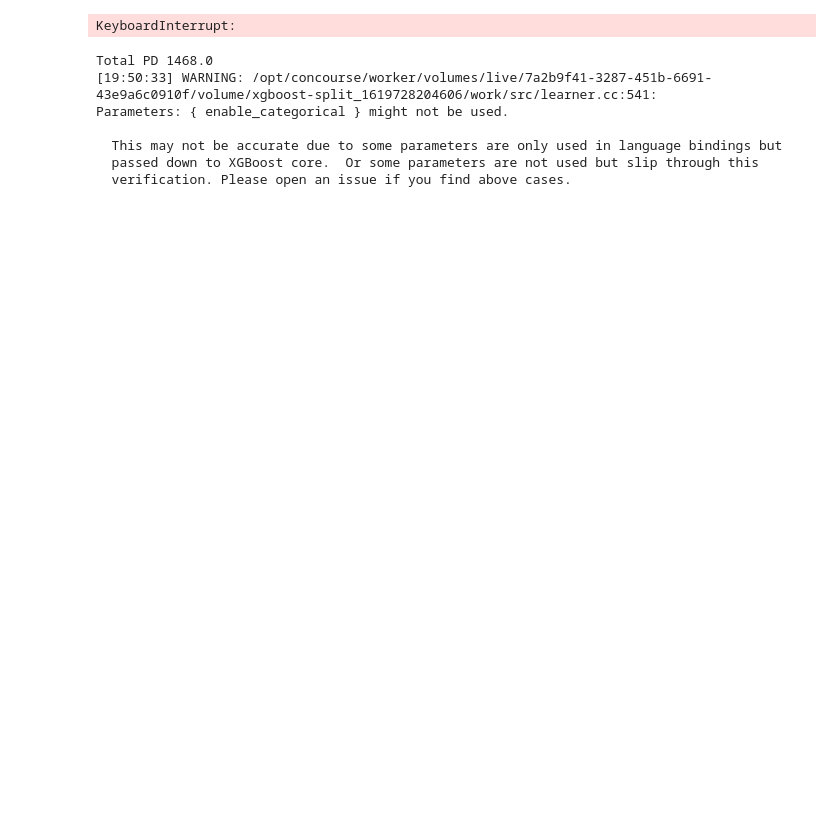
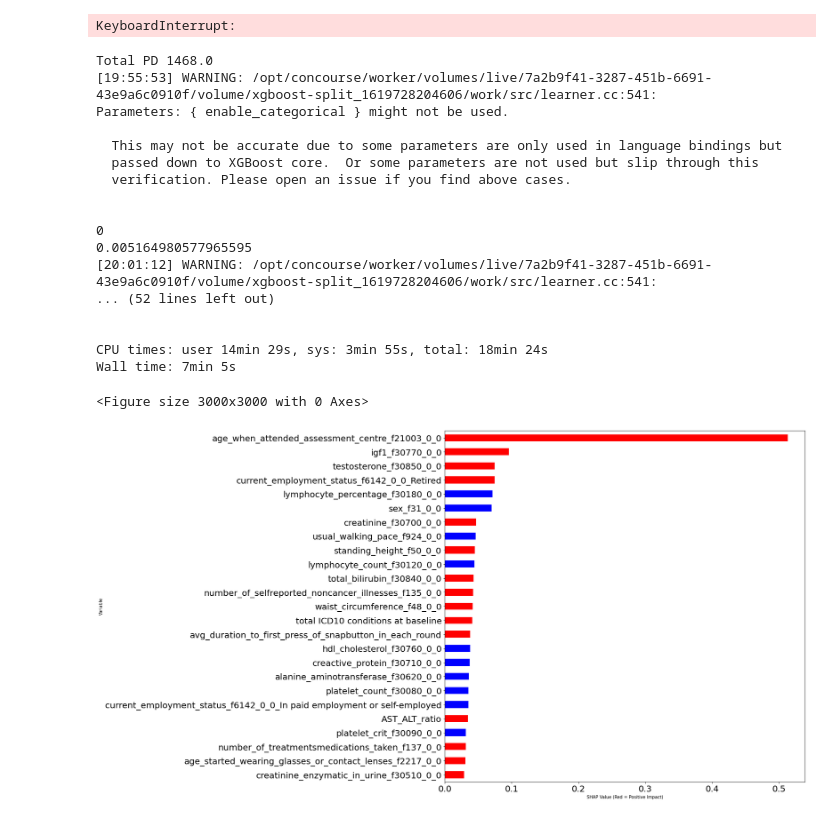
Before and after one commit to binfnstats/ukb-IDEARS, a Jupyter notebook: Sandpit.ipynb, the cells around one changed output. Saved outputs shown, nothing was run; the diff lists cells and outputs as text; code cells hidden in the pictures; blank space fills up the shorter version.

Commit message:
figures updated

```diff
--- a/Sandpit.ipynb
+++ b/Sandpit.ipynb
@@ -51,16 +53,28 @@ df_pd=df_pd[~mask_val]
 # %%
 %%time
 dropsPD=drops+['dementia']
 outs_pd=ac.runmodels(df=df_pd,depvar='PD',reps=1,splits=2,drops=dropsPD,wordsremove=wordsremove,model=ac.model(),
-             featsfit=30,LRcheck=0,resizeratio=30,agemin=50,agemax=70,verbose=0,apoe=3,tree=1,
+             featsfit=30,LRcheck=0,resizeratio=10,agemin=50,agemax=70,verbose=0,apoe=3,tree=1,
              plot_type='dot')
 
 k2=ac.ABS_SHAP(outs_pd[3], outs_pd[4],25,figx=15,figy=15)
 # %% [output]
 Total PD 1468.0
-[19:50:33] WARNING: /opt/concourse/worker/volumes/live/7a2b9f41-3287-451b-6691-43e9a6c0910f/volume/xgboost-split_1619728204606/work/src/learner.cc:541:
+[19:55:53] WARNING: /opt/concourse/worker/volumes/live/7a2b9f41-3287-451b-6691-43e9a6c0910f/volume/xgboost-split_1619728204606/work/src/learner.cc:541:
 Parameters: { enable_categorical } might not be used.
 
   This may not be accurate due to some parameters are only used in language bindings but
   passed down to XGBoost core.  Or some parameters are not used but slip through this
   verification. Please open an issue if you find above cases.
+
+
+0
+0.005164980577965595
+[20:01:12] WARNING: /opt/concourse/worker/volumes/live/7a2b9f41-3287-451b-6691-43e9a6c0910f/volume/xgboost-split_1619728204606/work/src/learner.cc:541:
+... (52 lines left out)
+
+
+CPU times: user 14min 29s, sys: 3min 55s, total: 18min 24s
+Wall time: 7min 5s
+<Figure size 3000x3000 with 0 Axes>
+[figure, added]
```
Also changed, not shown: parts of 3 cells of this notebook, 2 other files.
